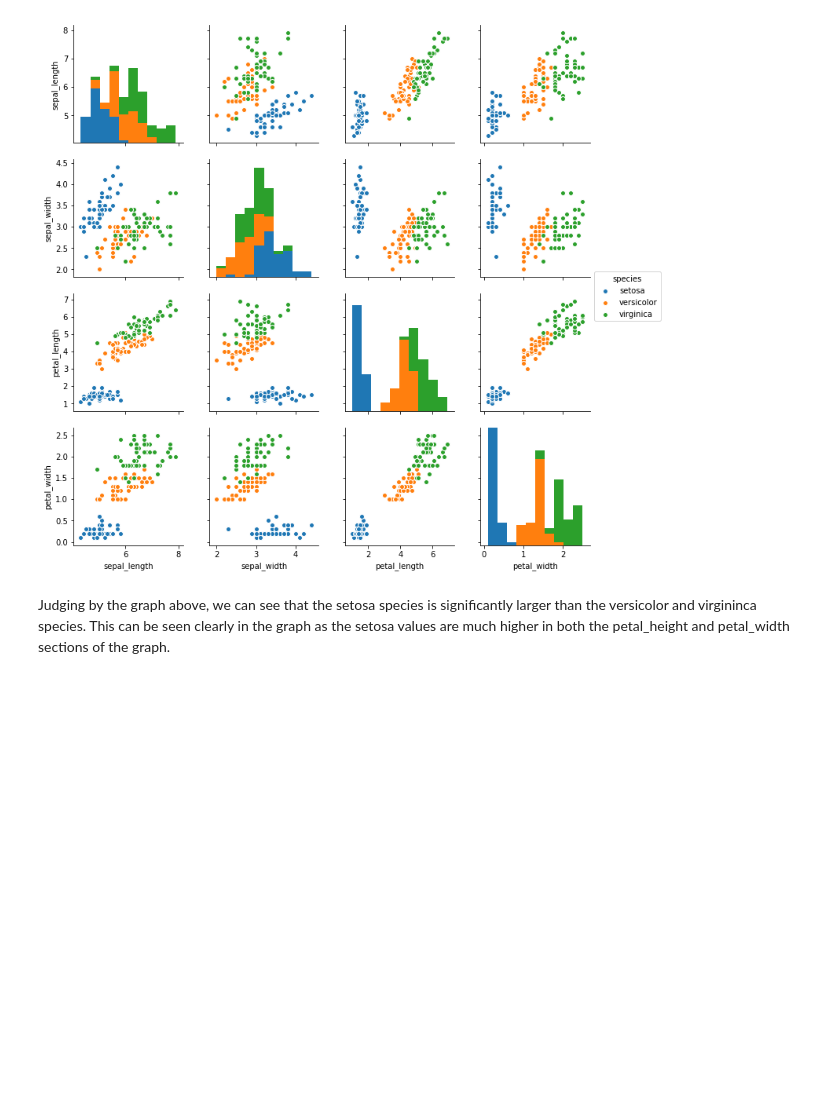
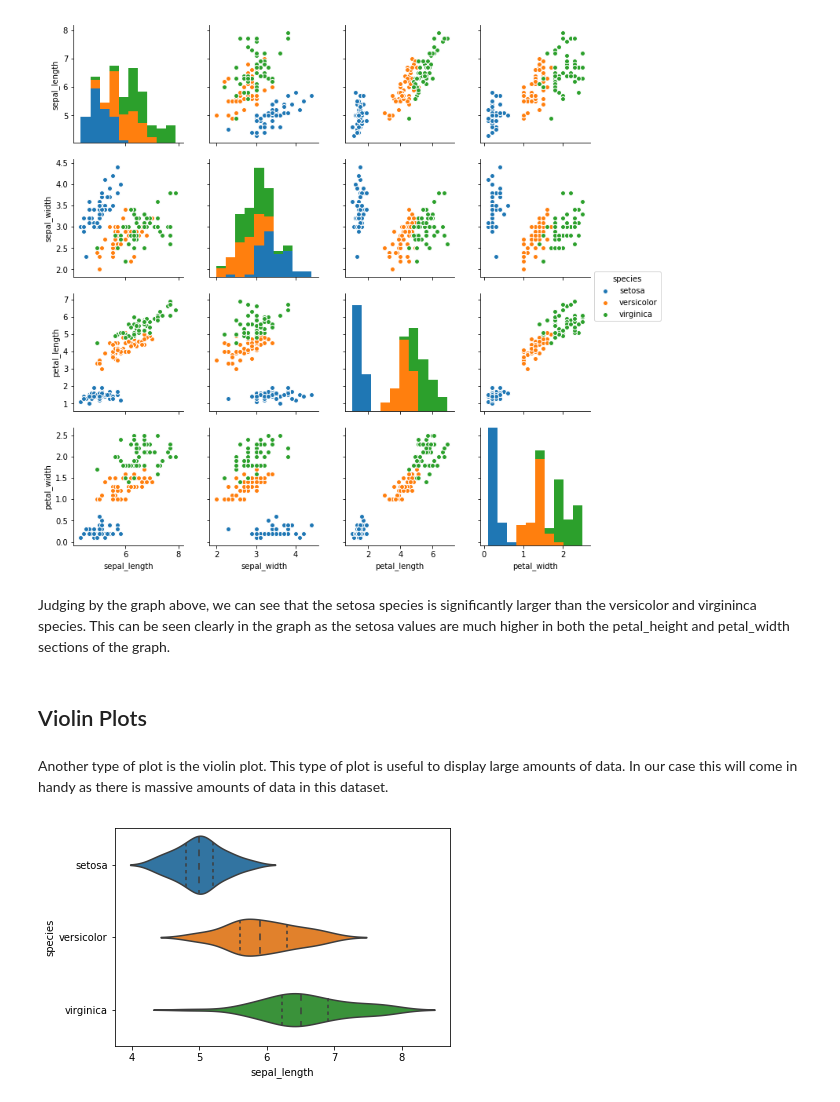
Before and after one commit to CathalRyan96/Emerging-Technologies, a Jupyter notebook: iris-dataset.ipynb, the cells around one changed output. Cells and saved outputs as stored; diff of their text form; code cells hidden in the pictures; blank space fills up the shorter version.

Commit message:
added violin plots to iris notebook

```diff
--- a/iris-dataset.ipynb
+++ b/iris-dataset.ipynb
@@ -169,3 +197,14 @@ sns.pairplot(df, hue='species')
 [figure]
 # %% [markdown]
 Judging by the graph above, we can see that the setosa species is significantly larger than the versicolor and virgininca species. This can be seen clearly in the graph as the setosa values are much higher in both the petal_height and petal_width sections of the graph.
+# %% [markdown]
+## Violin Plots
+# %% [markdown]
+Another type of plot is the violin plot. This type of plot is useful to display large amounts of data. In our case this will come in handy as there is massive amounts of data in this dataset.
+# %%
+import matplotlib.pyplot as plt
+v = sns.violinplot(y='species', x='sepal_length' ,data=df, inner='quartile')
+
+plt.show()
+# %% [output]
+[figure, added]
```
Also changed, not shown: parts of 4 cells of this notebook.
